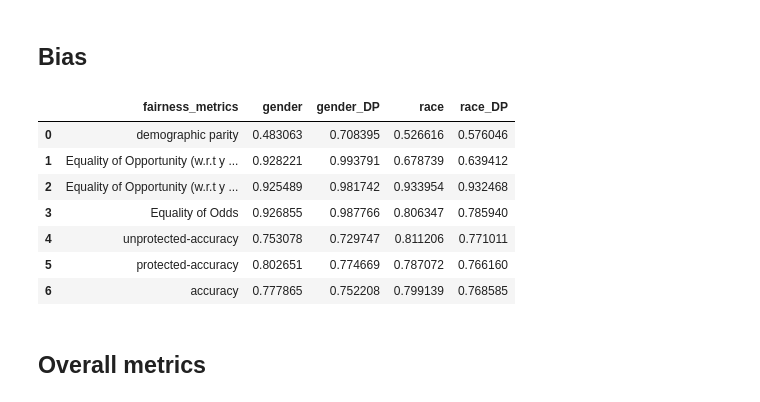
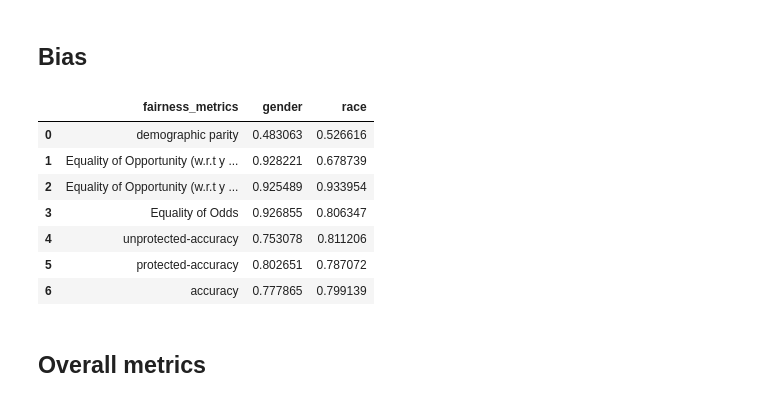
Before and after one commit to khairulislam/DP-on-NLP-Bias, a Jupyter notebook: src/ucberkeley/benchmark.ipynb, the cells around one changed output. Saved outputs shown, nothing was run; the diff lists cells and outputs as text; code cells hidden in the pictures.

Commit message:
add result plots. update jigsaw result csv files.

```diff
--- a/src/ucberkeley/benchmark.ipynb
+++ b/src/ucberkeley/benchmark.ipynb
@@ -24,11 +24,9 @@ run_folder = f'../../results/{dataset_name}/{run_name}'
 test_csv_filepath = os.path.join(run_folder, 'test.csv')
 
 model_folder = os.path.join(run_folder, model_name) # for this particular model
-normal_folder = os.path.join(model_folder, 'normal')
-dp_folder = os.path.join(model_folder, 'epsilon 3.0')
+result_folder = os.path.join(model_folder, 'normal')
 
-result_filepath = os.path.join(normal_folder, 'results.csv')
-dp_result_filepath = os.path.join(dp_folder, 'results.csv')
+result_filepath = os.path.join(result_folder, 'results.csv')
 # %% [markdown]
 # Dataset
 The dataset can be preprocessed from the original dataset to be used here. To simplify things, I saved the preprocessed datasets during the tokenizing process as csv files and then downloaded them in the corresponding dataset folder of [`result`](../results/) directory.
@@ -112,27 +103,26 @@ dp_result = binarize(dp_result, [target_column] + identities)
 # %%
 bias_results = {
    'fairness_metrics': ['demographic parity', 'Equality of Opportunity (w.r.t y = 1)',
    'Equality of Opportunity (w.r.t y = 0)', 'Equality of Odds', 'unprotected-accuracy',
    'protected-accuracy', 'accuracy']
 }
 
 for group_key in group_map.keys():
    subgroup_map = group_map[group_key]
    privileged_group = subgroup_map['privileged']
    unprivileged_group = subgroup_map['unprivileged']
 
    bias_results[group_key] = calculate_bias(result, privileged_group, unprivileged_group)
-   bias_results[group_key+'_DP'] = calculate_bias(dp_result, privileged_group, unprivileged_group)
 
 bias_results = pd.DataFrame(bias_results)
 bias_results
 # %% [output]
-|  | fairness_metrics | gender | gender_DP | race | race_DP |
-| 0 | demographic parity | 0.483063 | 0.708395 | 0.526616 | 0.576046 |
-| 1 | Equality of Opportunity (w.r.t y ... | 0.928221 | 0.993791 | 0.678739 | 0.639412 |
-| 2 | Equality of Opportunity (w.r.t y ... | 0.925489 | 0.981742 | 0.933954 | 0.932468 |
-| 3 | Equality of Odds | 0.926855 | 0.987766 | 0.806347 | 0.785940 |
-| 4 | unprotected-accuracy | 0.753078 | 0.729747 | 0.811206 | 0.771011 |
-| 5 | protected-accuracy | 0.802651 | 0.774669 | 0.787072 | 0.766160 |
-| 6 | accuracy | 0.777865 | 0.752208 | 0.799139 | 0.768585 |
+|  | fairness_metrics | gender | race |
+| 0 | demographic parity | 0.483063 | 0.526616 |
+| 1 | Equality of Opportunity (w.r.t y ... | 0.928221 | 0.678739 |
+| 2 | Equality of Opportunity (w.r.t y ... | 0.925489 | 0.933954 |
+| 3 | Equality of Odds | 0.926855 | 0.806347 |
+| 4 | unprotected-accuracy | 0.753078 | 0.811206 |
+| 5 | protected-accuracy | 0.802651 | 0.787072 |
+| 6 | accuracy | 0.777865 | 0.799139 |
 # %%
```
Also changed, not shown: parts of 13 cells of this notebook, 4 other files.
